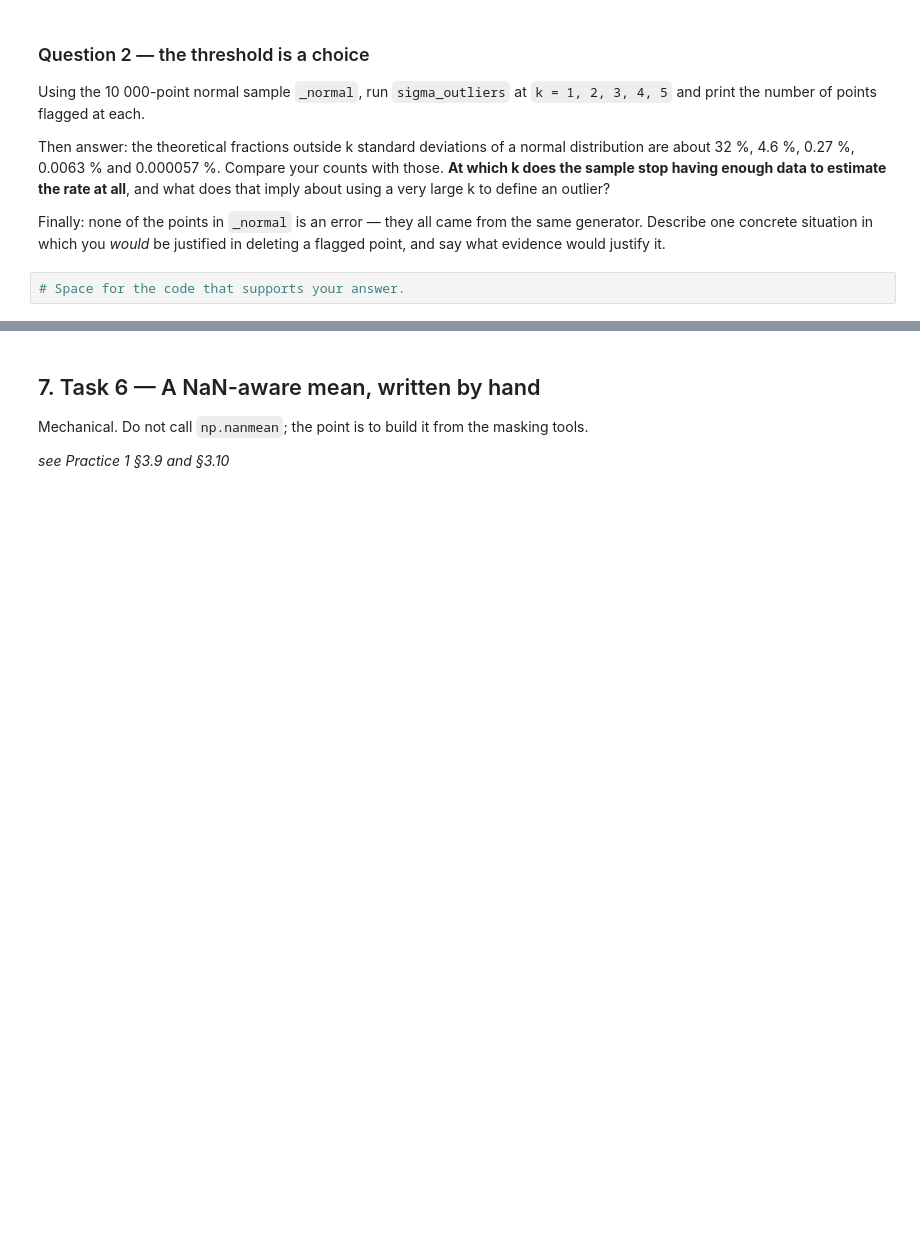
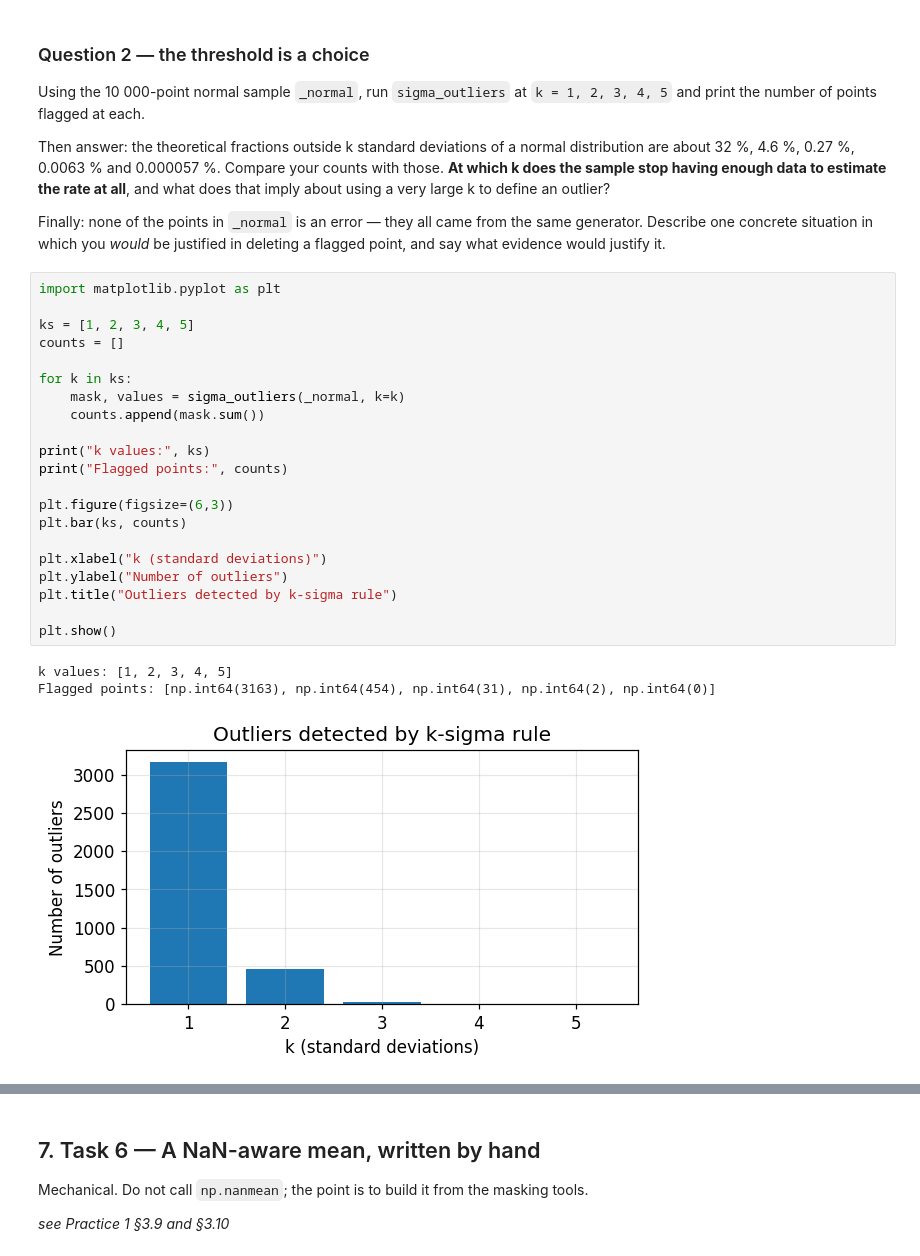
Before and after one commit to yuliiamatviievska-prog/ida-practice-12, a Jupyter notebook: practice/1/1-homework.ipynb, the cells around one changed output, grey strips where cells are left out. Drawn from its saved outputs; the diff is of its cells as text; blank space fills up the shorter version.

```diff
--- a/practice/1/1-homework.ipynb
+++ b/practice/1/1-homework.ipynb
@@ -273,7 +311,30 @@ the same generator. Describe one concrete situation in which you *would* be
 justified in deleting a flagged point, and say what evidence would justify
 it.
 # %%
-# Space for the code that supports your answer.
+import matplotlib.pyplot as plt
+
+ks = [1, 2, 3, 4, 5]
+counts = []
+
+for k in ks:
+    mask, values = sigma_outliers(_normal, k=k)
+    counts.append(mask.sum())
+
+print("k values:", ks)
+print("Flagged points:", counts)
+
+plt.figure(figsize=(6,3))
+plt.bar(ks, counts)
+
+plt.xlabel("k (standard deviations)")
+plt.ylabel("Number of outliers")
+plt.title("Outliers detected by k-sigma rule")
+
+plt.show()
+# %% [output]
+k values: [1, 2, 3, 4, 5]
+Flagged points: [np.int64(3163), np.int64(454), np.int64(31), np.int64(2), np.int64(0)]
+[figure, added]
 # %% [markdown]
 **Your answer:**
 
```
Also changed, not shown: parts of 11 cells of this notebook.
